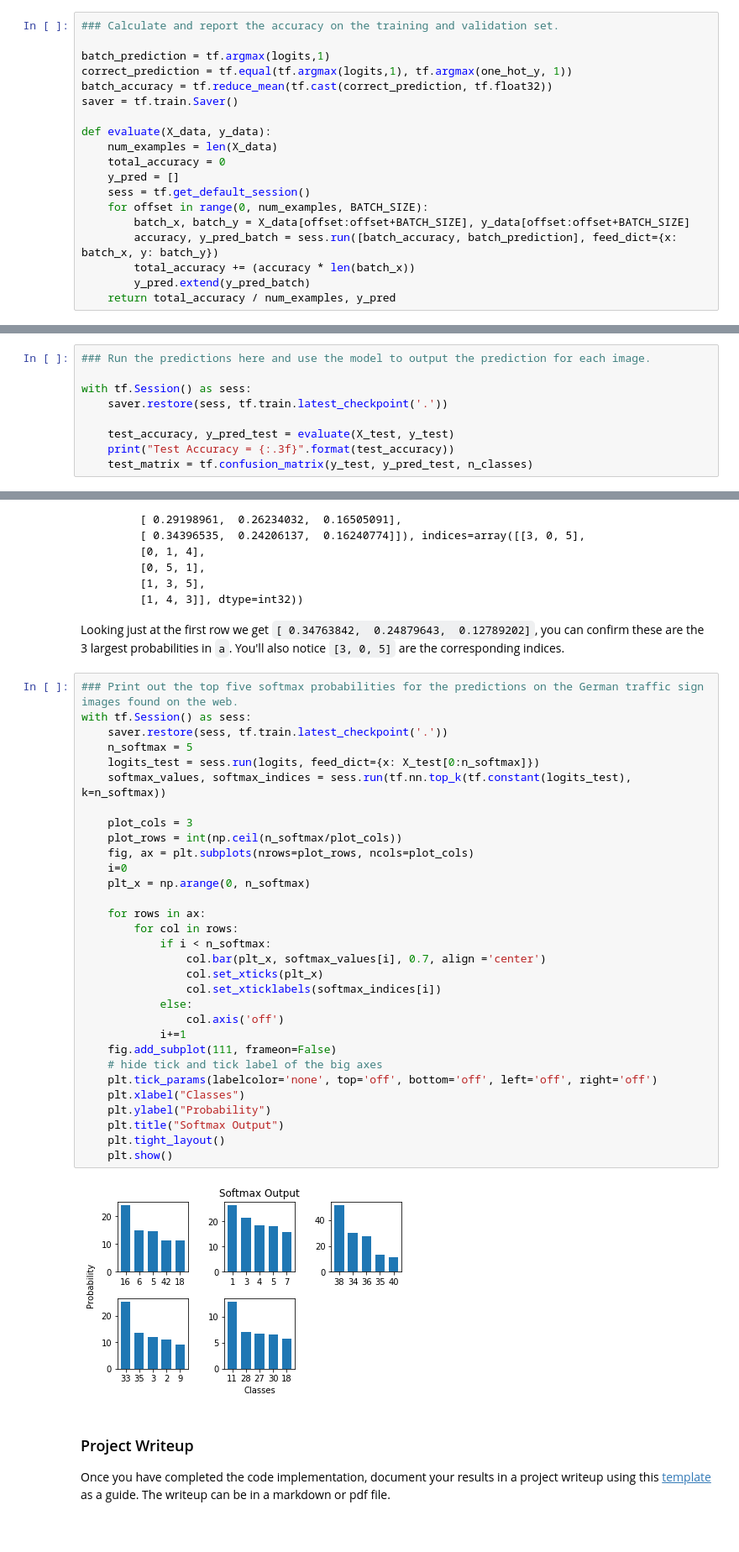
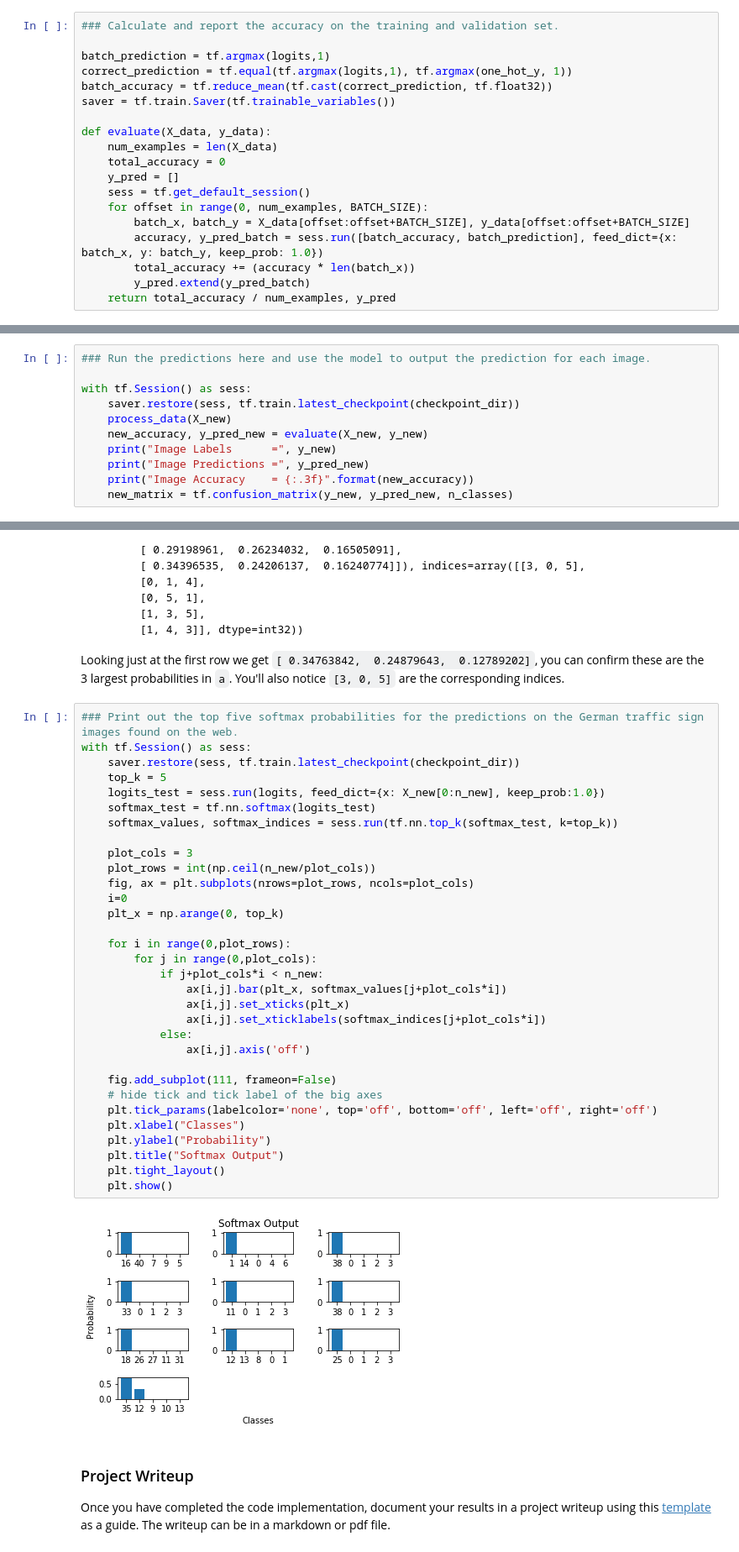
Before and after one commit to AjinkyaBhave/CarND_P2_ClassifySigns, a Jupyter notebook: Traffic_Sign_Classifier.ipynb, the cells around one changed output, grey strips where cells are left out. Shown at 84% size. Saved outputs shown, nothing was run; the diff lists cells and outputs as text.

```diff
--- a/Traffic_Sign_Classifier.ipynb
+++ b/Traffic_Sign_Classifier.ipynb
@@ -231,7 +416,7 @@ training = optimizer.minimize(loss)
 batch_prediction = tf.argmax(logits,1)
 correct_prediction = tf.equal(tf.argmax(logits,1), tf.argmax(one_hot_y, 1))
 batch_accuracy = tf.reduce_mean(tf.cast(correct_prediction, tf.float32))
-saver = tf.train.Saver()
+saver = tf.train.Saver(tf.trainable_variables())
 
 def evaluate(X_data, y_data):
     num_examples = len(X_data)
@@ -240,7 +425,7 @@ def evaluate(X_data, y_data):
     sess = tf.get_default_session()
     for offset in range(0, num_examples, BATCH_SIZE):
         batch_x, batch_y = X_data[offset:offset+BATCH_SIZE], y_data[offset:offset+BATCH_SIZE]
-        accuracy, y_pred_batch = sess.run([batch_accuracy, batch_prediction], feed_dict={x: batch_x, y: batch_y})
+        accuracy, y_pred_batch = sess.run([batch_accuracy, batch_prediction], feed_dict={x: batch_x, y: batch_y, keep_prob: 1.0})
         total_accuracy += (accuracy * len(batch_x))
         y_pred.extend(y_pred_batch)
     return total_accuracy / num_examples, y_pred
@@ -325,9 +519,11 @@ plt.show()
 ### Run the predictions here and use the model to output the prediction for each image.
 
 with tf.Session() as sess:
-    saver.restore(sess, tf.train.latest_checkpoint('.'))
-
-    test_accuracy, y_pred_test = evaluate(X_test, y_test)
-    print("Test Accuracy = {:.3f}".format(test_accuracy))
-    test_matrix = tf.confusion_matrix(y_test, y_pred_test, n_classes)
+    saver.restore(sess, tf.train.latest_checkpoint(checkpoint_dir))
+    process_data(X_new)
+    new_accuracy, y_pred_new = evaluate(X_new, y_new)
+    print("Image Labels      =", y_new)
+    print("Image Predictions =", y_pred_new)
+    print("Image Accuracy    = {:.3f}".format(new_accuracy))
+    new_matrix = tf.confusion_matrix(y_new, y_pred_new, n_classes)
 # %% [output]
@@ -377,36 +576,37 @@ Looking just at the first row we get `[ 0.34763842,  0.24879643,  0.12789202]`,
 # %%
 ### Print out the top five softmax probabilities for the predictions on the German traffic sign images found on the web.
 with tf.Session() as sess:
-    saver.restore(sess, tf.train.latest_checkpoint('.'))
-    n_softmax = 5
-    logits_test = sess.run(logits, feed_dict={x: X_test[0:n_softmax]})
-    softmax_values, softmax_indices = sess.run(tf.nn.top_k(tf.constant(logits_test), k=n_softmax))
+    saver.restore(sess, tf.train.latest_checkpoint(checkpoint_dir))
+    top_k = 5
+    logits_test = sess.run(logits, feed_dict={x: X_new[0:n_new], keep_prob:1.0})
+    softmax_test = tf.nn.softmax(logits_test)
+    softmax_values, softmax_indices = sess.run(tf.nn.top_k(softmax_test, k=top_k))
 
     plot_cols = 3
-    plot_rows = int(np.ceil(n_softmax/plot_cols))
+    plot_rows = int(np.ceil(n_new/plot_cols))
     fig, ax = plt.subplots(nrows=plot_rows, ncols=plot_cols)
     i=0
-    plt_x = np.arange(0, n_softmax)
+    plt_x = np.arange(0, top_k)
 
-    for rows in ax:
-        for col in rows:
-            if i < n_softmax:
-                col.bar(plt_x, softmax_values[i], 0.7, align ='center')
-                col.set_xticks(plt_x)
-                col.set_xticklabels(softmax_indices[i])
+    for i in range(0,plot_rows):
+        for j in range(0,plot_cols):
+            if j+plot_cols*i < n_new:
+                ax[i,j].bar(plt_x, softmax_values[j+plot_cols*i])
+                ax[i,j].set_xticks(plt_x)
+                ax[i,j].set_xticklabels(softmax_indices[j+plot_cols*i])
             else:
-                col.axis('off')
-            i+=1
+                ax[i,j].axis('off')
+
     fig.add_subplot(111, frameon=False)
     # hide tick and tick label of the big axes
     plt.tick_params(labelcolor='none', top='off', bottom='off', left='off', right='off')
     plt.xlabel("Classes")
     plt.ylabel("Probability")
     plt.title("Softmax Output")
     plt.tight_layout()
     plt.show()
 # %% [output]
-[figure, old version]
+[figure, new version]
 # %% [markdown]
 ### Project Writeup
 
```
Also changed, not shown: parts of 14 cells of this notebook.
